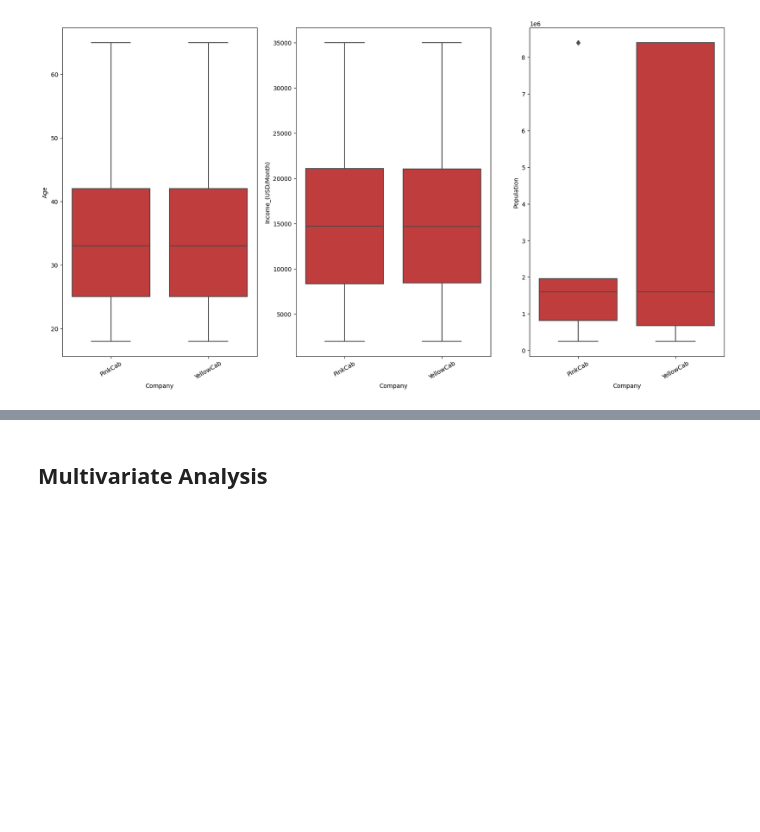
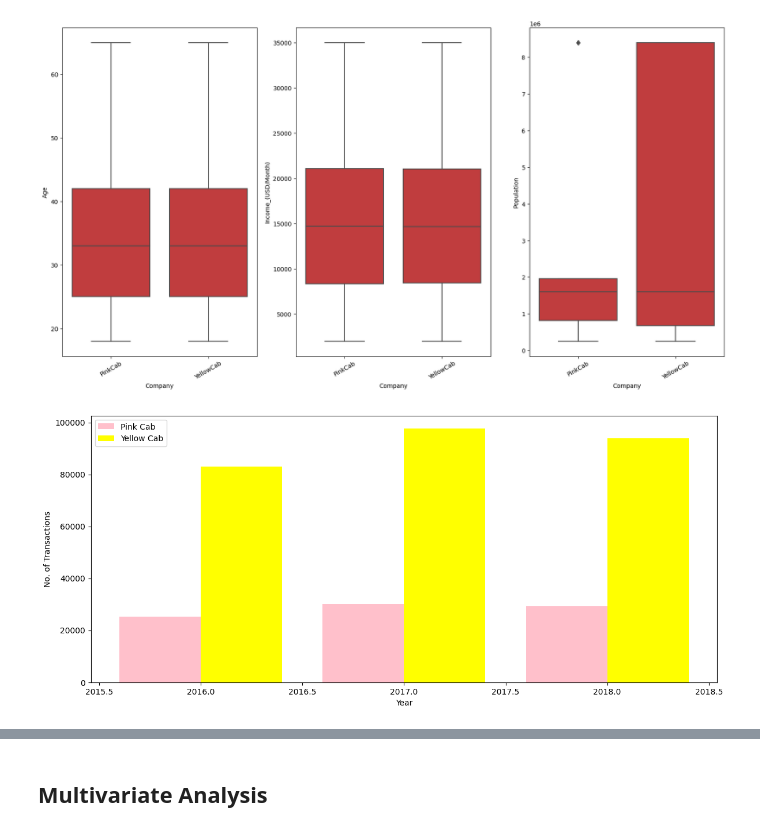
Before and after one commit to daameya/Cab-Portfolio-Analysis-for-Investment-firm, a Jupyter notebook: src/Notebooks/G2M EDA.ipynb, the cells around one changed output, grey strips where cells are left out. Cells and saved outputs as stored; diff of their text form; code cells hidden in the pictures; blank space fills up the shorter version.

```diff
--- a/src/Notebooks/G2M EDA.ipynb
+++ b/src/Notebooks/G2M EDA.ipynb
@@ -590,0 +595,13 @@ plt.show()
+# %%
+plot1 = Cab_Data[Cab_Data.Company=='Pink Cab'].groupby('year').Transaction_ID.count()
+plot2 = Cab_Data[Cab_Data.Company=='Yellow Cab'].groupby('year').Transaction_ID.count()
+plt.figure(figsize=(14,6))
+ax = plt.subplot(111)
+ax.bar(plot1.index-0.2, plot1.values, width=0.4, color='pink', align='center',label='Pink Cab')
+ax.bar(plot1.index+0.2, plot2.values, width=0.4, color='yellow', align='center',label='Yellow Cab')
+plt.ylabel('No. of Transactions')
+plt.xlabel('Year')
+plt.legend()
+plt.show()
+# %% [output]
+[figure, added]
```
Also changed, not shown: parts of 12 cells of this notebook, 1 other file.
